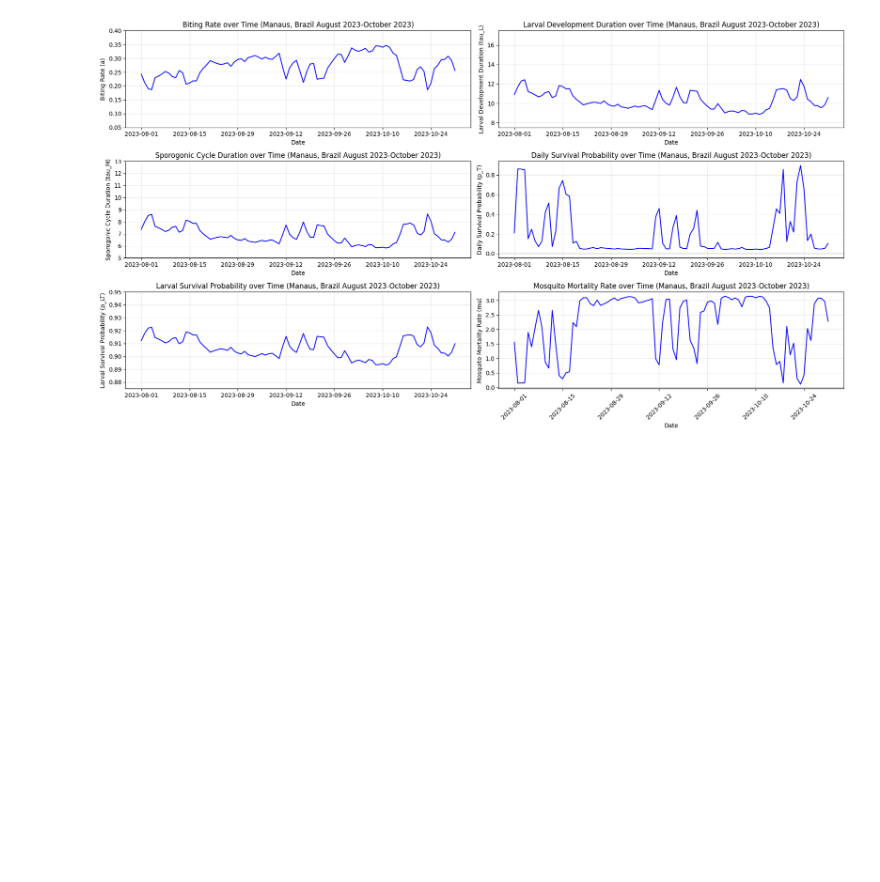
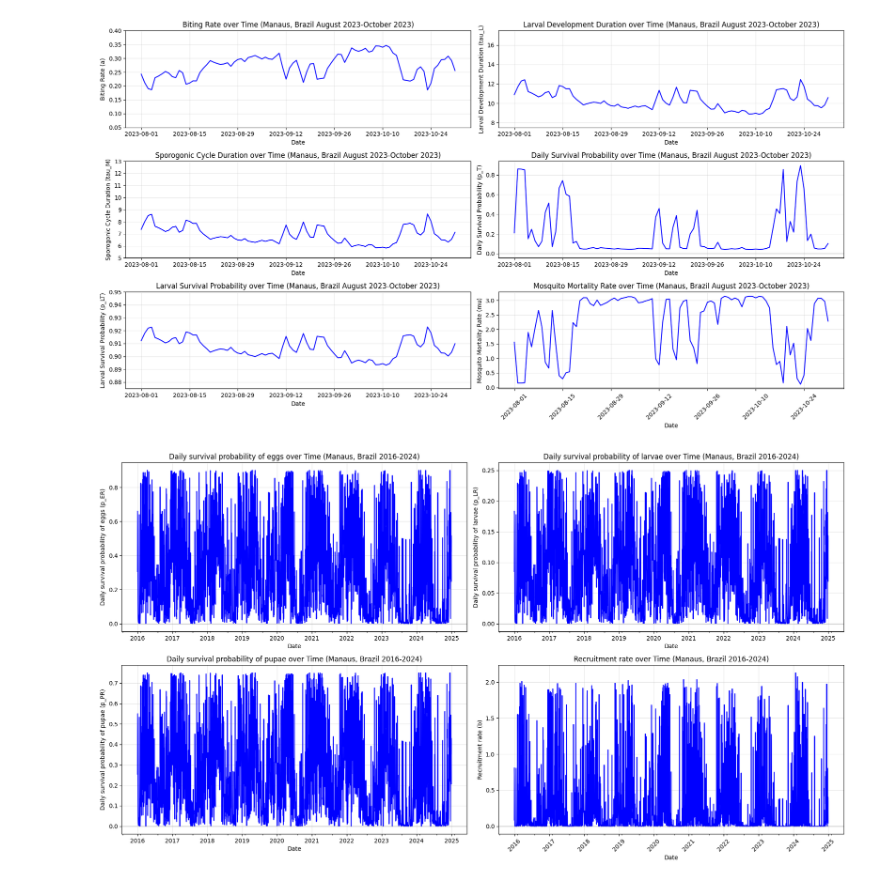
Before and after one commit to RaphaLevy/Study_on_malaria_dynamics_v2, a Jupyter notebook: models/seirs_sei/SEIRS_SEI_Environment_Functions_on_Time.ipynb, the cells around one changed output. Drawn from its saved outputs; the diff is of its cells as text; code cells hidden in the pictures; blank space fills up the shorter version.

Commit message:
Adds functions of precipitation

```diff
--- a/models/seirs_sei/SEIRS_SEI_Environment_Functions_on_Time.ipynb
+++ b/models/seirs_sei/SEIRS_SEI_Environment_Functions_on_Time.ipynb
@@ -616,3 +616,77 @@ plt.tight_layout()
 plt.show()
 # %% [output]
 [figure]
+# %%
+climate_data['date'] = pd.to_datetime(climate_data['date'])
+
+# Use the actual temperature data from your climate dataset
+date_range = climate_data['date'].dropna().values
+
+# Extract actual environmental variables
+temp_actual = climate_data['temp_med'].dropna().values
+humid_actual = climate_data['umid_min'].dropna().values
+rain_actual = climate_data['precip_med'].dropna().values
+fire_actual = climate_data['fire_counts'].values
+defor_actual = climate_data['total_degradation'].values
+# %%
+fig, axes = plt.subplots(2, 2, figsize=(18, 10))
+
+# 1) Plot p_ER vs time
+p_ER_over_time = p_ER(rain_actual, R_L)
+
+ax = axes[0, 0]
+ax.plot(date_range, p_ER_over_time, 'b-', linewidth=1.5)
+ax.axhline(y=0, color='gray', linestyle='-', alpha=0.3)
+ax.set_xlabel('Date')
+ax.set_ylabel('Daily survival probability of eggs (p_ER)')
+ax.set_title('Daily survival probability of eggs over Time (Manaus, Brazil 2016-2024)')
+ax.grid(True, alpha=0.3)
+#ax.set_ylim(0.05, 0.4)
+
+# 2) Plot p_LR vs time
+p_LR_over_time = p_LR(rain_actual, R_L)
+
+ax = axes[0, 1]
+ax.plot(date_range, p_LR_over_time, 'b-', linewidth=1.5)
+ax.axhline(y=0, color='gray', linestyle='-', alpha=0.3)
+ax.set_xlabel('Date')
+ax.set_ylabel('Daily survival probability of larvae (p_LR)')
+ax.set_title('Daily survival probability of larvae over Time (Manaus, Brazil 2016-2024)')
+ax.grid(True, alpha=0.3)
+#ax.set_ylim(0.05, 0.4)
+
+# 3) Plot p_PR vs time
+p_PR_over_time = p_PR(rain_actual, R_L)
+
+ax = axes[1, 0]
+ax.plot(date_range, p_PR_over_time, 'b-', linewidth=1.5)
+ax.axhline(y=0, color='gray', linestyle='-', alpha=0.3)
+ax.set_xlabel('Date')
+ax.set_ylabel('Daily survival probability of pupae (p_PR)')
+ax.set_title('Daily survival probability of pupae over Time (Manaus, Brazil 2016-2024)')
+ax.grid(True, alpha=0.3)
+#ax.set_ylim(0.05, 0.4)
+
+# 4) Plot b vs time
+b_over_time = b_rate(rain_actual, temp_actual, R_L)
+
+ax = axes[1, 1]
+ax.plot(date_range, b_over_time, 'b-', linewidth=1.5)
+ax.axhline(y=0, color='gray', linestyle='-', alpha=0.3)
+ax.set_xlabel('Date')
+ax.set_ylabel('Recruitment rate (b)')
+ax.set_title('Recruitment rate over Time (Manaus, Brazil 2016-2024)')
+ax.grid(True, alpha=0.3)
+
+
+# Simplify x-axis for both subplots
+for ax in axes.flatten():  # Use .flat to iterate over all subplots in 2D array
+    ax.xaxis.set_major_locator(mdates.YearLocator())
+    ax.xaxis.set_major_formatter(mdates.DateFormatter('%Y'))
+    ax.xaxis.set_minor_locator(mdates.MonthLocator(interval=6))
+
+plt.xticks(rotation=45)
+plt.tight_layout()
+plt.show()
+# %% [output]
+[figure, added]
```
